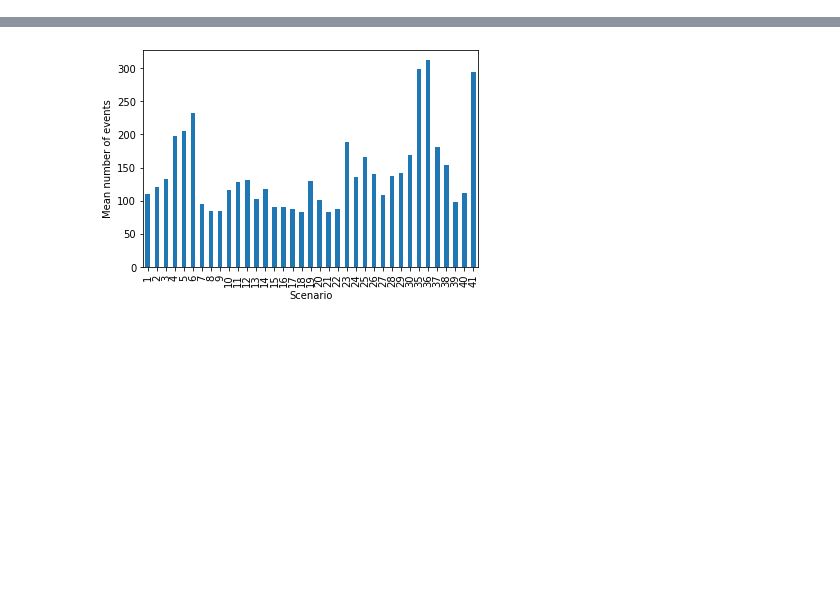
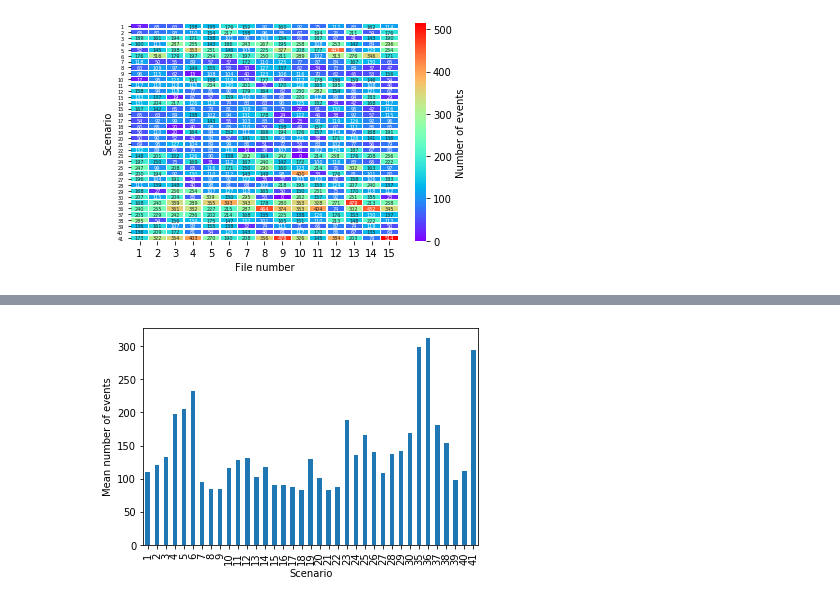
Before and after one commit to hadrrb/ml-for-anomaly-detection, a Jupyter notebook: files_calc.ipynb, the cells around one changed output, grey strips where cells are left out. Cells and saved outputs as stored; diff of their text form; code cells hidden in the pictures; blank space fills up the shorter version.

```diff
--- a/files_calc.ipynb
+++ b/files_calc.ipynb
@@ -16,5 +16,22 @@ def calc(filepath):
         except FileNotFoundError: #if no more files found end the while
             return pd.concat(res)
             break
+# %%
+X = calc("C:/Users/bhadr/Documents/Programming/Stage2020/multiclass/")
+
+import seaborn as sn
+import numpy as np
+#print(X.T.to_latex())
+X = X.replace(np.nan, 0)
+ax = sn.heatmap(X.T, linewidths=.5, cmap='rainbow', annot=True, fmt = 'g' ,annot_kws={"size": 5}, yticklabels=1, cbar_kws={'label': 'Number of events'})
+ax.set_xlabel("File number")
+ax.set_ylabel("Scenario")
+ax.tick_params(axis = 'y', labelsize = 5)
+
+from matplotlib import pyplot as plt
+f = ax.get_figure()
+f.savefig("thesis/images/distr_allscen.pdf")
+# %% [output]
+[figure, added]
 # %%
 X = calc("C:/Users/bhadr/Documents/Programming/Stage2020/Data/")
```
Also changed, not shown: parts of 2 cells of this notebook, 8 other files.
